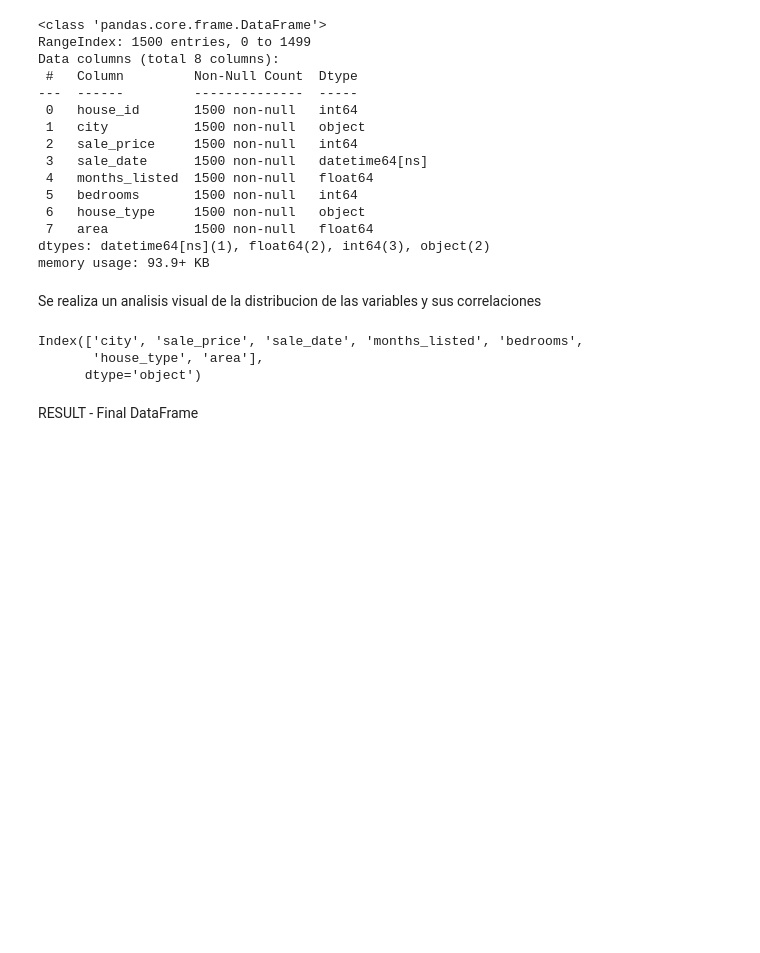
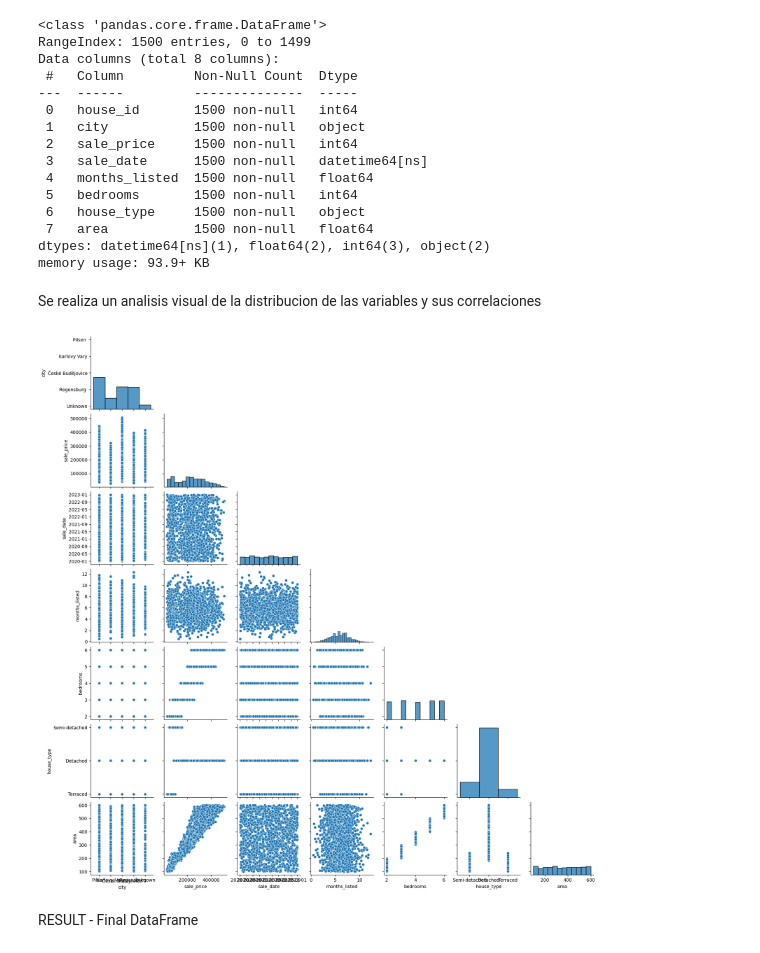
Before and after one commit to QuintoFelipe/Curso_Fundamentos, a Jupyter notebook: Trabajo final/Trabajo_final.ipynb, the cells around one changed output. Drawn from its saved outputs; the diff is of its cells as text; code cells hidden in the pictures; blank space fills up the shorter version.

```diff
--- a/Trabajo final/Trabajo_final.ipynb
+++ b/Trabajo final/Trabajo_final.ipynb
@@ -216,16 +216,14 @@ Se realiza un analisis visual de la distribucion de las variables y sus correlac
 # %%
 #import seaborn as sns
 #
 lista_de_columnas = df_house_sales.columns.drop('house_id', 'sale_date')
 lista_de_columnas
-#g = sns.pairplot(df_house_sales, vars=lista_de_columnas)
+g = sns.pairplot(df_house_sales, vars=lista_de_columnas)
 # Ocultar la parte superior de la matriz
-#for i, j in zip(*np.triu_indices_from(g.axes, 1)):
-    #g.axes[i, j].set_visible(False)
+for i, j in zip(*np.triu_indices_from(g.axes, 1)):
+    g.axes[i, j].set_visible(False)
 # %% [output]
-Index(['city', 'sale_price', 'sale_date', 'months_listed', 'bedrooms',
-       'house_type', 'area'],
-      dtype='object')
+[figure, added]
 # %% [markdown]
 RESULT - Final DataFrame
 # %%
```
Also changed, not shown: parts of 1 cell of this notebook.
